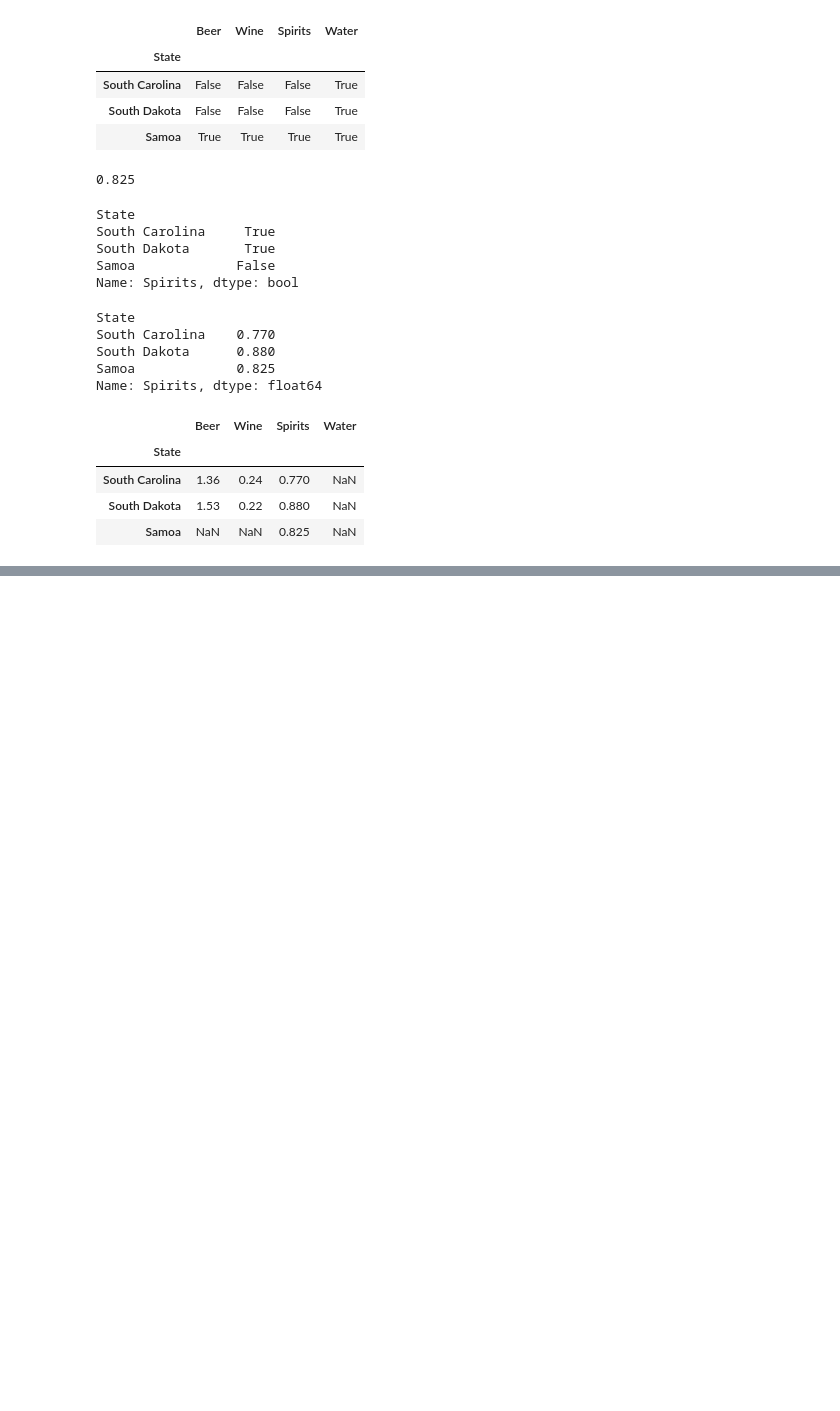
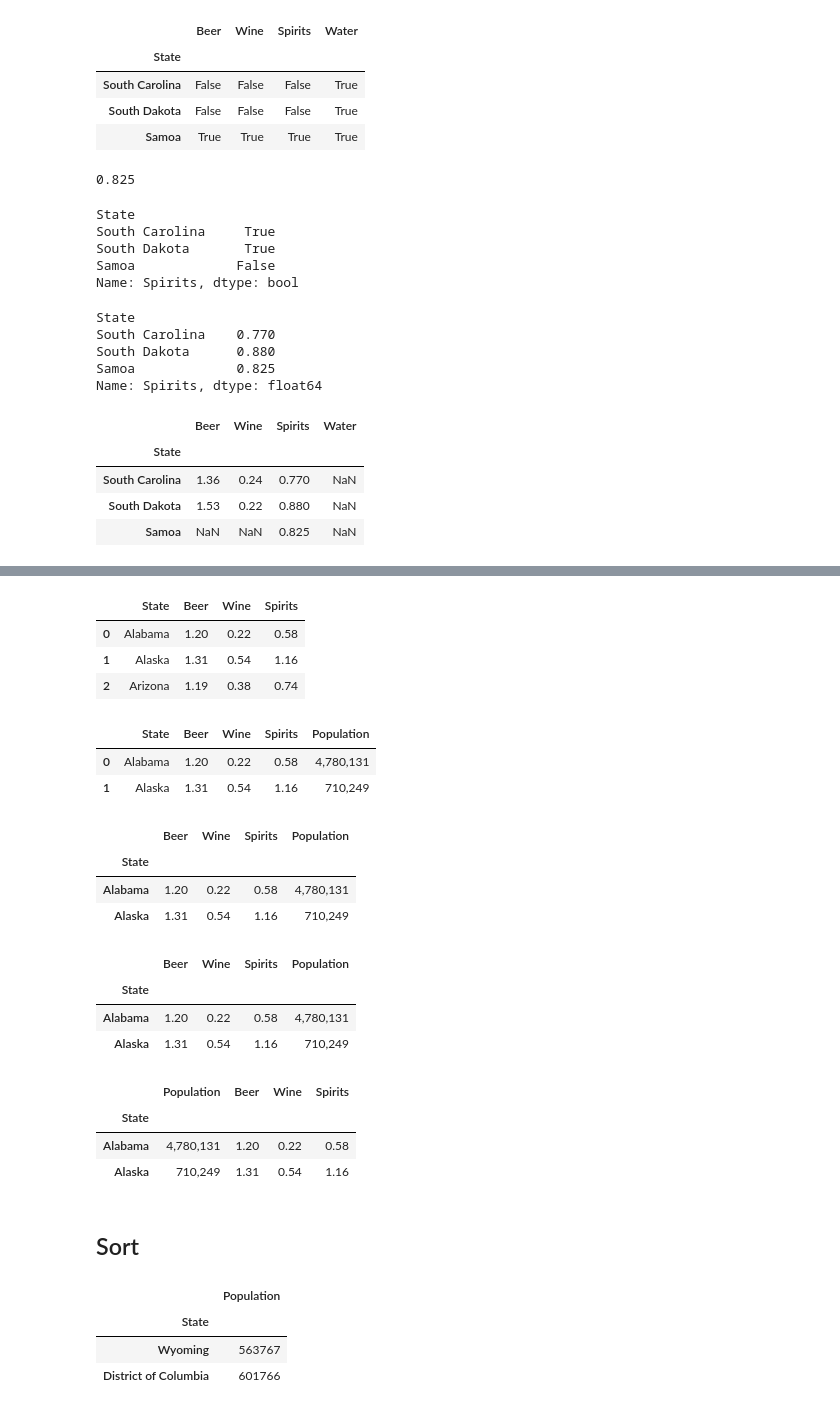
Before and after one commit to ayeon0804/-MULTICAMPAS-, a Jupyter notebook: Jupyter/Pandas.ipynb, the cells around one changed output, grey strips where cells are left out. Cells and saved outputs as stored; diff of their text form; code cells hidden in the pictures; blank space fills up the shorter version.

```diff
--- a/Jupyter/Pandas.ipynb
+++ b/Jupyter/Pandas.ipynb
@@ -936,0 +955,22 @@ nan_alco
+# %%
+alco2009.reset_index(inplace=True)
+alco2009.head(3)
+# %% [output]
+|  | State | Beer | Wine | Spirits |
+| 0 | Alabama | 1.20 | 0.22 | 0.58 |
+| 1 | Alaska | 1.31 | 0.54 | 1.16 |
+| 2 | Arizona | 1.19 | 0.38 | 0.74 |
+# %%
+df = pd.merge(alco2009, population)
+df.head(2)
+# %% [output]
+|  | State | Beer | Wine | Spirits | Population |
+| 0 | Alabama | 1.20 | 0.22 | 0.58 | 4,780,131 |
+| 1 | Alaska | 1.31 | 0.54 | 1.16 | 710,249 |
+# %%
+df.set_index('State').head(2)
+# %% [output]
+|  | Beer | Wine | Spirits | Population |
+| State |  |  |  |  |
+| Alabama | 1.20 | 0.22 | 0.58 | 4,780,131 |
+| Alaska | 1.31 | 0.54 | 1.16 | 710,249 |
@@ -936,0 +980,16 @@ nan_alco
+# %%
+pd.merge(alco2009, population, left_index=True, right_index=True).head(2)
+# %% [output]
+|  | Beer | Wine | Spirits | Population |
+| State |  |  |  |  |
+| Alabama | 1.20 | 0.22 | 0.58 | 4,780,131 |
+| Alaska | 1.31 | 0.54 | 1.16 | 710,249 |
+# %%
+population.join(alco2009).head(2)
+# %% [output]
+|  | Population | Beer | Wine | Spirits |
+| State |  |  |  |  |
+| Alabama | 4,780,131 | 1.20 | 0.22 | 0.58 |
+| Alaska | 710,249 | 1.31 | 0.54 | 1.16 |
+# %% [markdown]
+## Sort
@@ -936,0 +998,7 @@ nan_alco
+# %%
+population.sort_values('Population').head(2)
+# %% [output]
+|  | Population |
+| State |  |
+| Wyoming | 563767 |
+| District of Columbia | 601766 |
```
Also changed, not shown: parts of 6 cells of this notebook.
